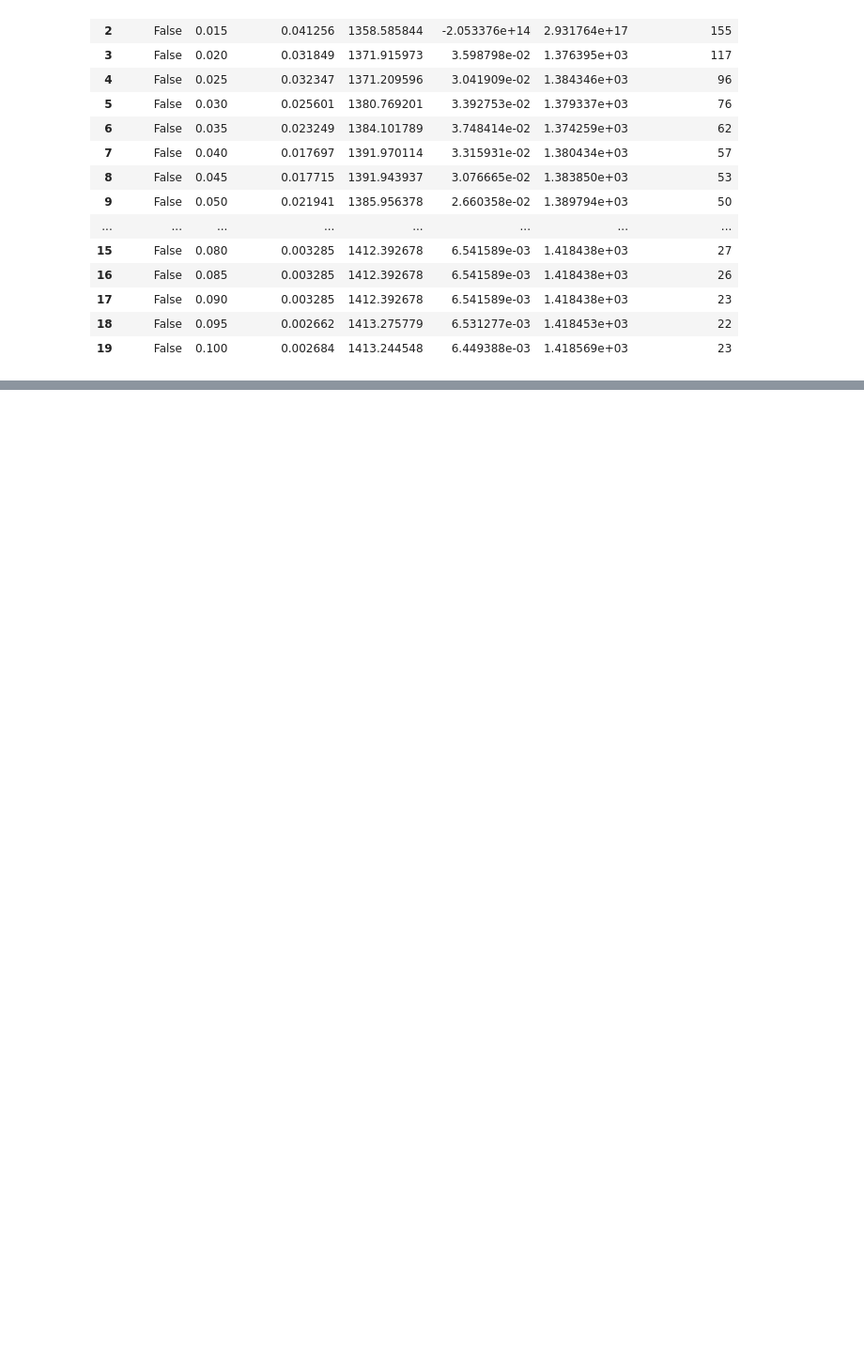
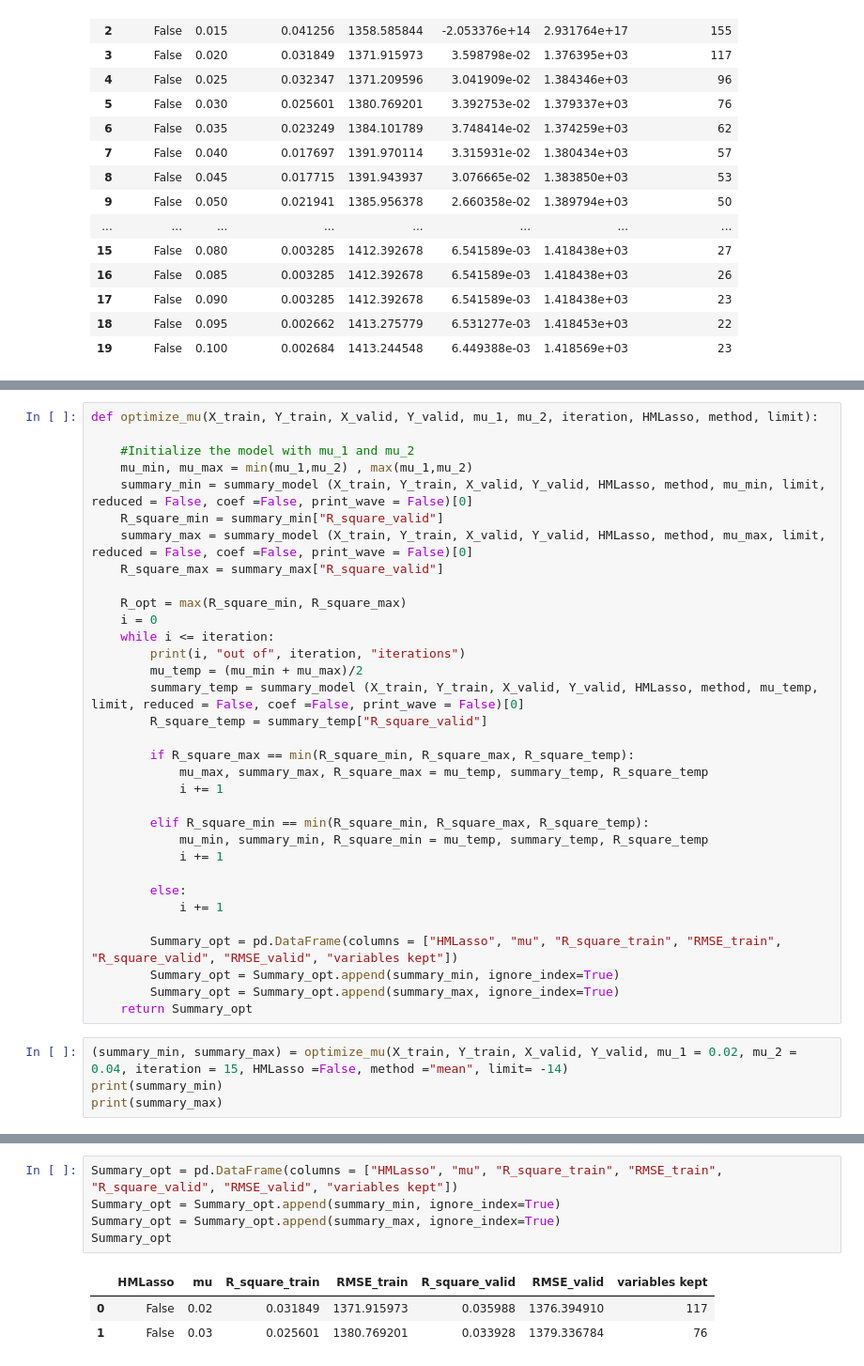
Before and after one commit to jveillon/Projet_Statapp, a Jupyter notebook: Panel_estimates/file_01_panel_estimation.ipynb, the cells around one changed output, grey strips where cells are left out. Shown at 94% size. Cells and saved outputs as stored; diff of their text form; blank space fills up the shorter version.

```diff
--- a/Panel_estimates/file_02_panel_estimation.ipynb
+++ b/Panel_estimates/file_01_panel_estimation.ipynb
@@ -739,0 +746,37 @@ Frame
+# %%
+def optimize_mu(X_train, Y_train, X_valid, Y_valid, mu_1, mu_2, iteration, HMLasso, method, limit):
+
+    #Initialize the model with mu_1 and mu_2
+    mu_min, mu_max = min(mu_1,mu_2) , max(mu_1,mu_2)
+    summary_min = summary_model (X_train, Y_train, X_valid, Y_valid, HMLasso, method, mu_min, limit, reduced = False, coef =False, print_wave = False)[0]
+    R_square_min = summary_min["R_square_valid"]
+    summary_max = summary_model (X_train, Y_train, X_valid, Y_valid, HMLasso, method, mu_max, limit, reduced = False, coef =False, print_wave = False)[0]
+    R_square_max = summary_max["R_square_valid"]
+
+    R_opt = max(R_square_min, R_square_max)
+    i = 0
+    while i <= iteration:
+        print(i, "out of", iteration, "iterations")
+        mu_temp = (mu_min + mu_max)/2
+        summary_temp = summary_model (X_train, Y_train, X_valid, Y_valid, HMLasso, method, mu_temp, limit, reduced = False, coef =False, print_wave = False)[0]
+        R_square_temp = summary_temp["R_square_valid"]
+
+        if R_square_max == min(R_square_min, R_square_max, R_square_temp):
+            mu_max, summary_max, R_square_max = mu_temp, summary_temp, R_square_temp
+            i += 1
+
+        elif R_square_min == min(R_square_min, R_square_max, R_square_temp):
+            mu_min, summary_min, R_square_min = mu_temp, summary_temp, R_square_temp
+            i += 1
+
+        else:
+            i += 1
+
+        Summary_opt = pd.DataFrame(columns = ["HMLasso", "mu", "R_square_train", "RMSE_train", "R_square_valid", "RMSE_valid", "variables kept"])
+        Summary_opt = Summary_opt.append(summary_min, ignore_index=True)
+        Summary_opt = Summary_opt.append(summary_max, ignore_index=True)
+    return Summary_opt
+# %%
+(summary_min, summary_max) = optimize_mu(X_train, Y_train, X_valid, Y_valid, mu_1 = 0.02, mu_2 = 0.04, iteration = 15, HMLasso =False, method ="mean", limit= -14)
+print(summary_min)
+print(summary_max)
@@ -739,0 +987,9 @@ Frame
+# %%
+Summary_opt = pd.DataFrame(columns = ["HMLasso", "mu", "R_square_train", "RMSE_train", "R_square_valid", "RMSE_valid", "variables kept"])
+Summary_opt = Summary_opt.append(summary_min, ignore_index=True)
+Summary_opt = Summary_opt.append(summary_max, ignore_index=True)
+Summary_opt
+# %% [output]
+|  | HMLasso | mu | R_square_train | RMSE_train | R_square_valid | RMSE_valid | variables kept |
+| 0 | False | 0.02 | 0.031849 | 1371.915973 | 0.035988 | 1376.394910 | 117 |
+| 1 | False | 0.03 | 0.025601 | 1380.769201 | 0.033928 | 1379.336784 | 76 |
```
Also changed, not shown: parts of 8 cells of this notebook.
